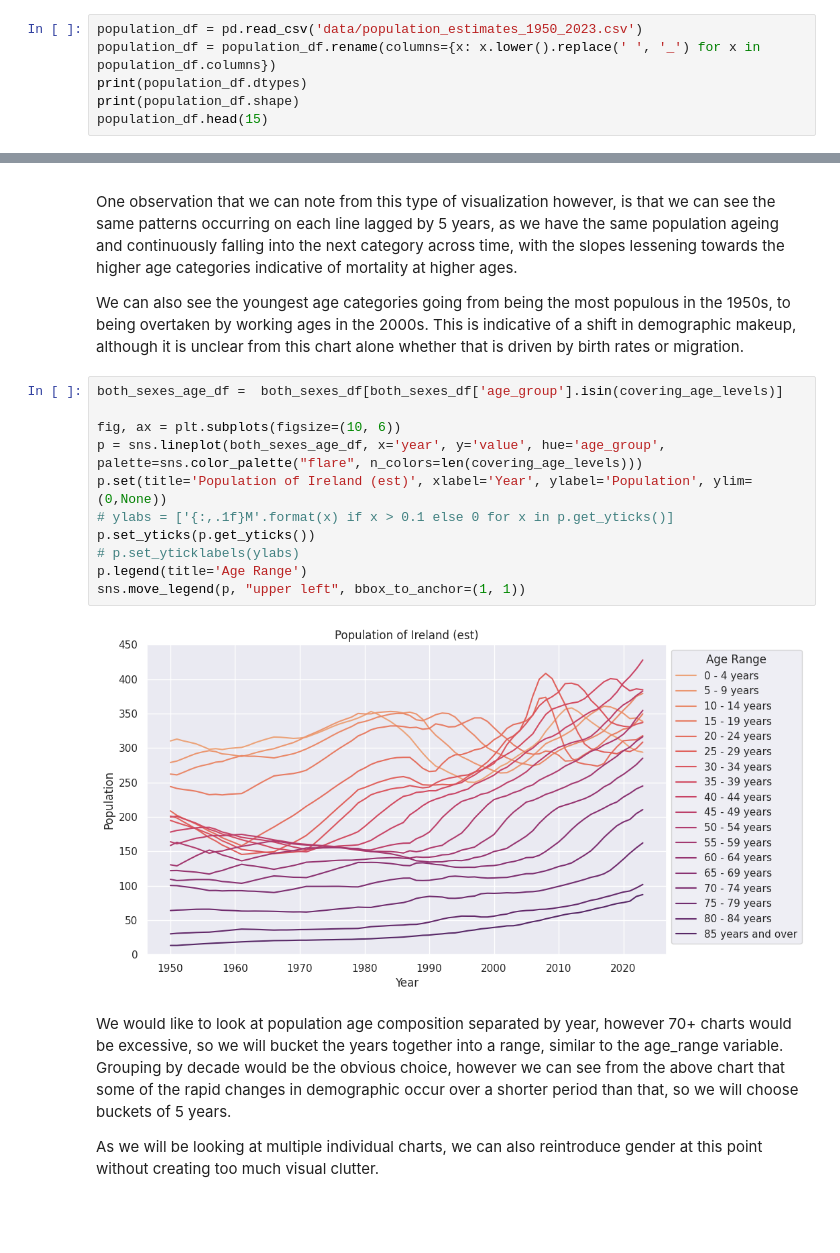
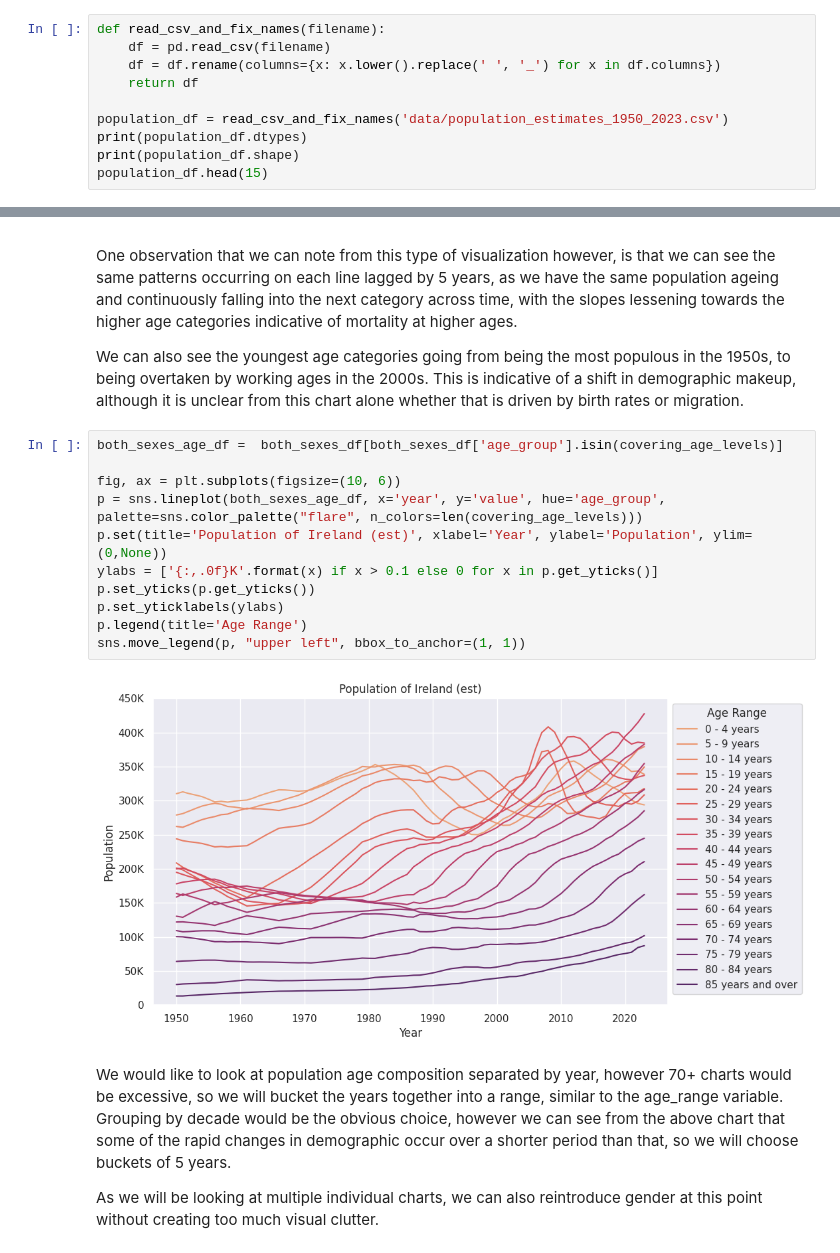
Before and after one commit to step-hen-burke/ca1, a Jupyter notebook: 00_initial_exploration.ipynb, the cells around one changed output, grey strips where cells are left out. Saved outputs shown, nothing was run; the diff lists cells and outputs as text; blank space fills up the shorter version.

```diff
--- a/00_initial_exploration.ipynb
+++ b/00_initial_exploration.ipynb
@@ -24,6 +27,10 @@ Load the population dataframe and change the column names to snake_case by conve
 # %%
-population_df = pd.read_csv('data/population_estimates_1950_2023.csv')
-population_df = population_df.rename(columns={x: x.lower().replace(' ', '_') for x in population_df.columns})
+def read_csv_and_fix_names(filename):
+    df = pd.read_csv(filename)
+    df = df.rename(columns={x: x.lower().replace(' ', '_') for x in df.columns})
+    return df
+
+population_df = read_csv_and_fix_names('data/population_estimates_1950_2023.csv')
 print(population_df.dtypes)
 print(population_df.shape)
 population_df.head(15)
@@ -497,16 +496,16 @@ We can also see the youngest age categories going from being the most populous i
 # %%
 both_sexes_age_df =  both_sexes_df[both_sexes_df['age_group'].isin(covering_age_levels)]
 
 fig, ax = plt.subplots(figsize=(10, 6))
 p = sns.lineplot(both_sexes_age_df, x='year', y='value', hue='age_group', palette=sns.color_palette("flare", n_colors=len(covering_age_levels)))
 p.set(title='Population of Ireland (est)', xlabel='Year', ylabel='Population', ylim=(0,None))
-# ylabs = ['{:,.1f}M'.format(x) if x > 0.1 else 0 for x in p.get_yticks()]
+ylabs = ['{:,.0f}K'.format(x) if x > 0.1 else 0 for x in p.get_yticks()]
 p.set_yticks(p.get_yticks())
-# p.set_yticklabels(ylabs)
+p.set_yticklabels(ylabs)
 p.legend(title='Age Range')
 sns.move_legend(p, "upper left", bbox_to_anchor=(1, 1))
 # %% [output]
-[figure, old version]
+[figure, new version]
 # %% [markdown]
 We would like to look at population age composition separated by year, however 70+ charts would be excessive, so we will bucket the years together into a range, similar to the age_range variable. Grouping by decade would be the obvious choice, however we can see from the above chart that some of the rapid changes in demographic occur over a shorter period than that, so we will choose buckets of 5 years.
 
```
Also changed, not shown: parts of 31 cells of this notebook.
